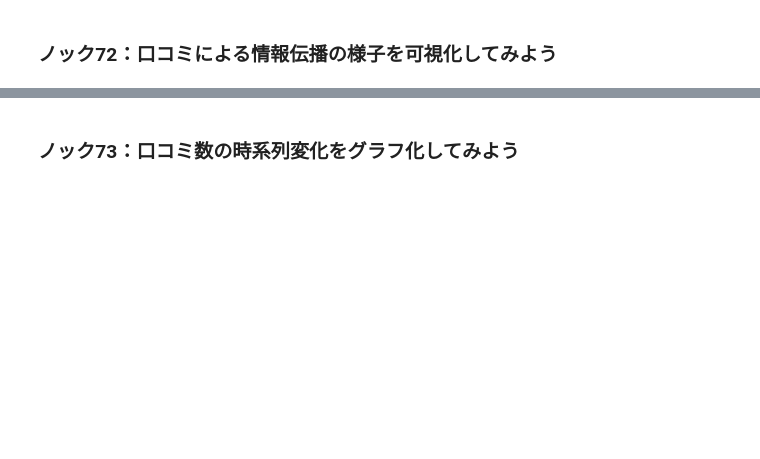
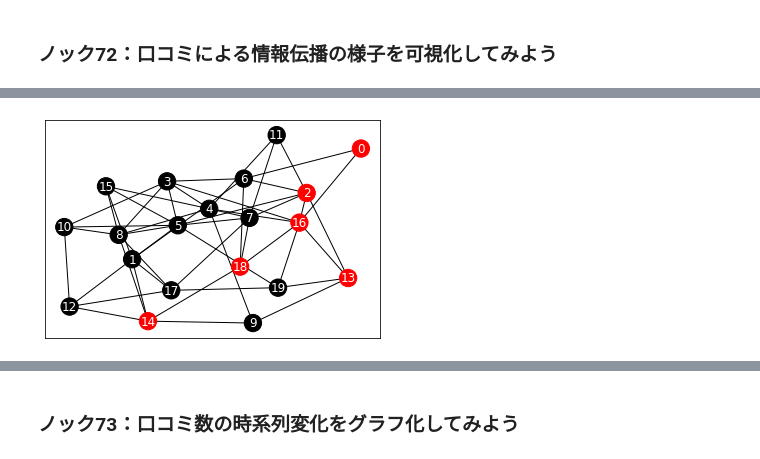
Before and after one commit to ryusei6/book-practical-data-analysis-100-knocks, a Jupyter notebook: chapter08/8章_数値シミュレーションで消費者行動を予測する10本ノック.ipynb, the cells around one changed output, grey strips where cells are left out. Saved outputs shown, nothing was run; the diff lists cells and outputs as text; code cells hidden in the pictures; blank space fills up the shorter version.

```diff
--- a/chapter08/8章_数値シミュレーションで消費者行動を予測する10本ノック.ipynb
+++ b/chapter08/8章_数値シミュレーションで消費者行動を予測する10本ノック.ipynb
@@ -59,0 +107,6 @@ plt.show()
+# %%
+t = 11
+nx.draw_networkx(G,font_color="w",node_color=active_node_coloring(list_timeSeries[t]))
+plt.show()
+# %% [output]
+[figure, added]
```
Also changed, not shown: parts of 14 cells of this notebook.
